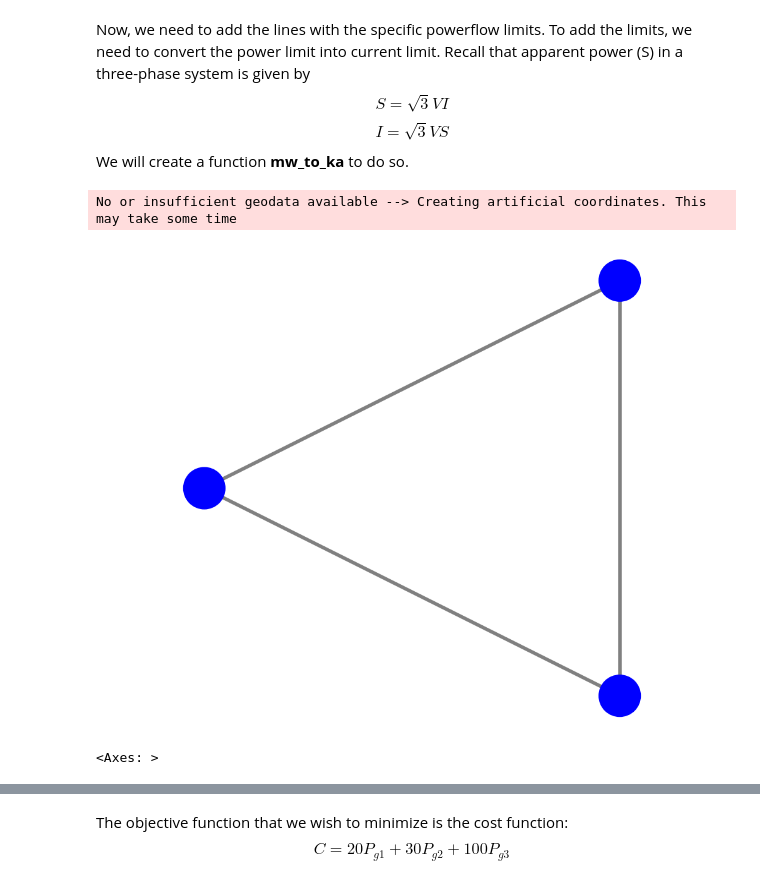
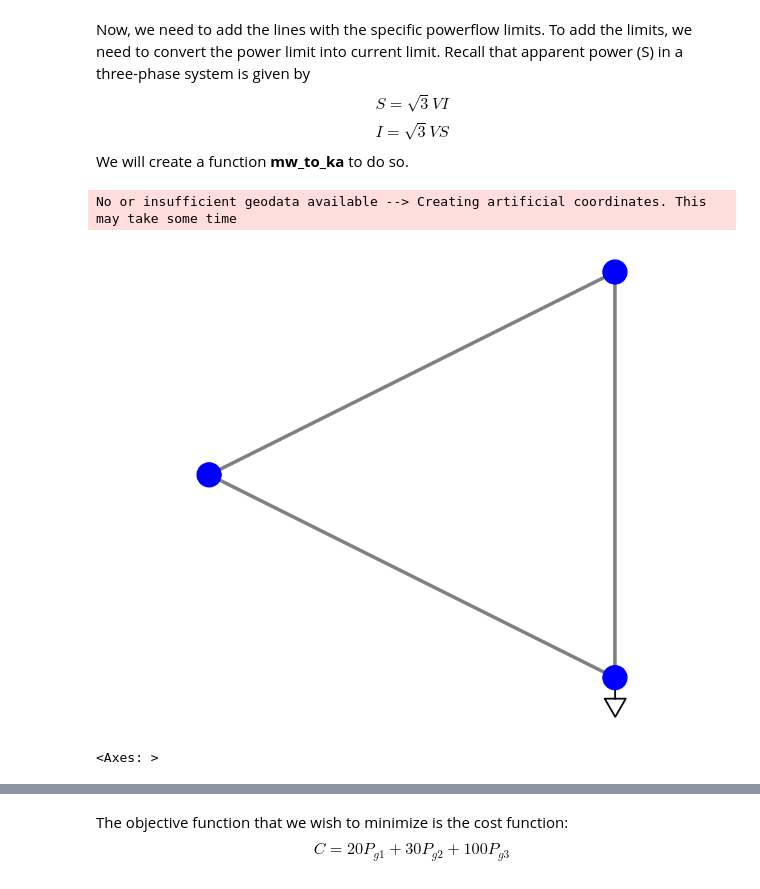
Before and after one commit to PSALOxford/intro_pandapower, a Jupyter notebook: intro-pandapower.ipynb, the cells around one changed output, grey strips where cells are left out. Cells and saved outputs as stored; diff of their text form; code cells hidden in the pictures.

```diff
--- a/intro-pandapower.ipynb
+++ b/intro-pandapower.ipynb
@@ -260,35 +300,35 @@ We will create a function **mw_to_ka** to do so.
 # %%
 # Compute Base Impedance
 z_base = base_kV**2 / base_MVA  # in Ohms
 
 # Line Impedances in Ohms
 r_ohm = 0 # Since we don't have the info, let's assume we have negligible resistance
 x_ohm = 0.5*z_base
 
 length_km = 1  # nominal length
 
 #Convert line flow limits from MW to kA (approx)
 def mw_to_ka(p_mw, v_kv=base_kV):
     return p_mw / (v_kv * (3)**0.5)
 
 # Add lines with limits
 pp.create_line_from_parameters(net2, b1, b2, length_km=1,
     r_ohm_per_km=r_ohm, x_ohm_per_km=x_ohm, c_nf_per_km=0,
     max_i_ka=mw_to_ka(200), name="line12")
 
 pp.create_line_from_parameters(net2, b1, b3, length_km=1,
     r_ohm_per_km=r_ohm, x_ohm_per_km=x_ohm, c_nf_per_km=0,
     max_i_ka=mw_to_ka(200), name="line13")
 
 pp.create_line_from_parameters(net2, b2, b3, length_km=1,
     r_ohm_per_km=r_ohm, x_ohm_per_km=x_ohm, c_nf_per_km=0,
     max_i_ka=mw_to_ka(50), name="line23")
 
 #Show the Example 2 grid
-plot.simple_plot(net2, show_plot=True, plot_loads=True, plot_gens=True, line_width=4, bus_size=5)
+plot.simple_plot(net2, show_plot=True, plot_loads=True, plot_sgens=True, sgen_size =3, load_size=3, line_width=4, bus_size=3)
 # %% [output]
 No or insufficient geodata available --> Creating artificial coordinates. This may take some time
-[figure, old version]
+[figure, new version]
 <Axes: >
 # %%
 # Run DC Optimal Power Flow
```
Also changed, not shown: parts of 23 cells of this notebook.
